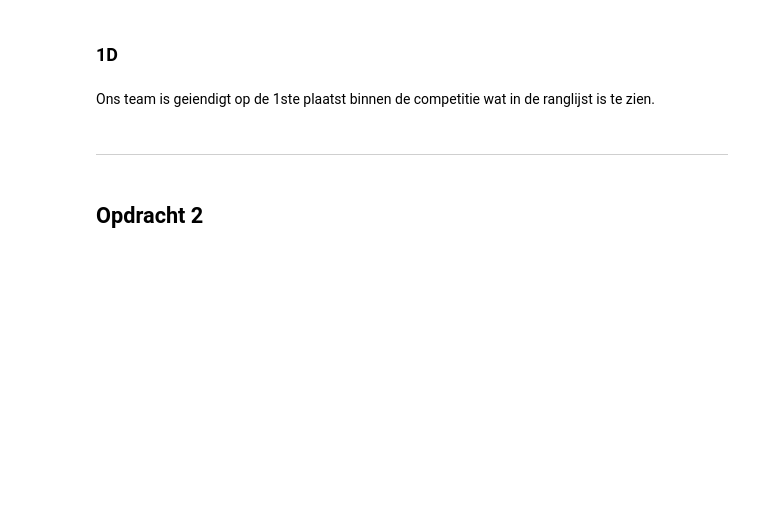
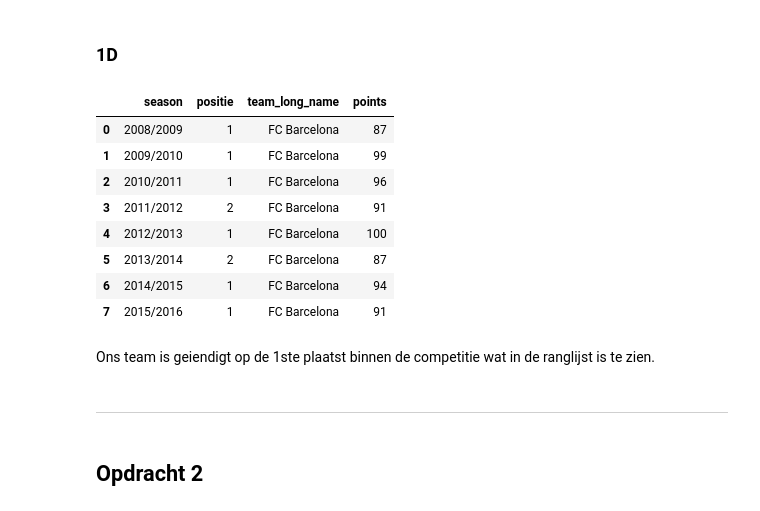
Before and after one commit to ShaliniBekaroe/Datalab_semester2_Groep1, a Jupyter notebook: notebook/data_mining_sprint3.ipynb, the cells around one changed output. Cells and saved outputs as stored; diff of their text form; code cells hidden in the pictures; blank space fills up the shorter version.

```diff
--- a/notebook/data_mining_sprint3.ipynb
+++ b/notebook/data_mining_sprint3.ipynb
@@ -193,5 +185,36 @@ display(df_seizoen_2010)
 # %% [markdown]
 ### 1D
+# %%
+def toon_eindposities_team(df_ranglijsten, team_naam):
+    """
+    Filtert de totale ranglijst om te tonen op welke positie een specifiek
+    team is geëindigd in elk seizoen.
+
+    Args:
+        df_ranglijsten (pd.DataFrame): De complete ranglijst van alle seizoenen (uit 1C).
+        team_naam (str): De naam van het team (bijv. 'FC Barcelona').
+
+    Returns:
+        pd.DataFrame: Een overzicht van de posities en punten per seizoen.
+    """
+    team_historie = df_ranglijsten[df_ranglijsten['team_long_name'] == team_naam]
+
+    team_historie = team_historie.sort_values(by='season').reset_index(drop=True)
+
+    return team_historie[['season', 'positie', 'team_long_name', 'points']]
+
+df_barca_posities = toon_eindposities_team(df_ranglijsten, 'FC Barcelona')
+display(df_barca_posities)
+# %% [output]
+|  | season | positie | team_long_name | points |
+| 0 | 2008/2009 | 1 | FC Barcelona | 87 |
+| 1 | 2009/2010 | 1 | FC Barcelona | 99 |
+| 2 | 2010/2011 | 1 | FC Barcelona | 96 |
+| 3 | 2011/2012 | 2 | FC Barcelona | 91 |
+| 4 | 2012/2013 | 1 | FC Barcelona | 100 |
+| 5 | 2013/2014 | 2 | FC Barcelona | 87 |
+| 6 | 2014/2015 | 1 | FC Barcelona | 94 |
+| 7 | 2015/2016 | 1 | FC Barcelona | 91 |
 # %% [markdown]
 Ons team is geiendigt op de 1ste plaatst binnen de competitie wat in de ranglijst is te zien.
 # %% [markdown]
```
Also changed, not shown: parts of 3 cells of this notebook.
